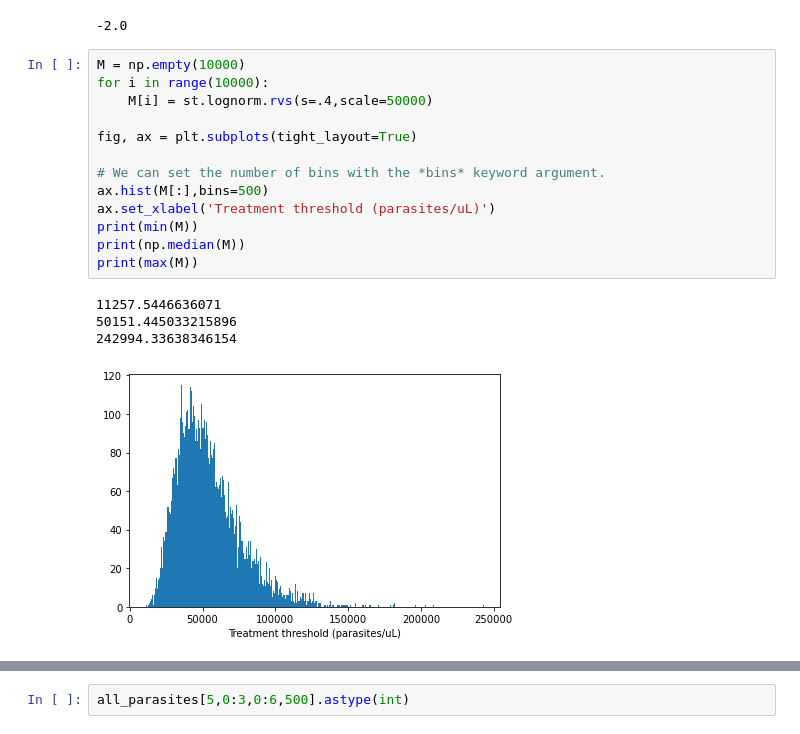
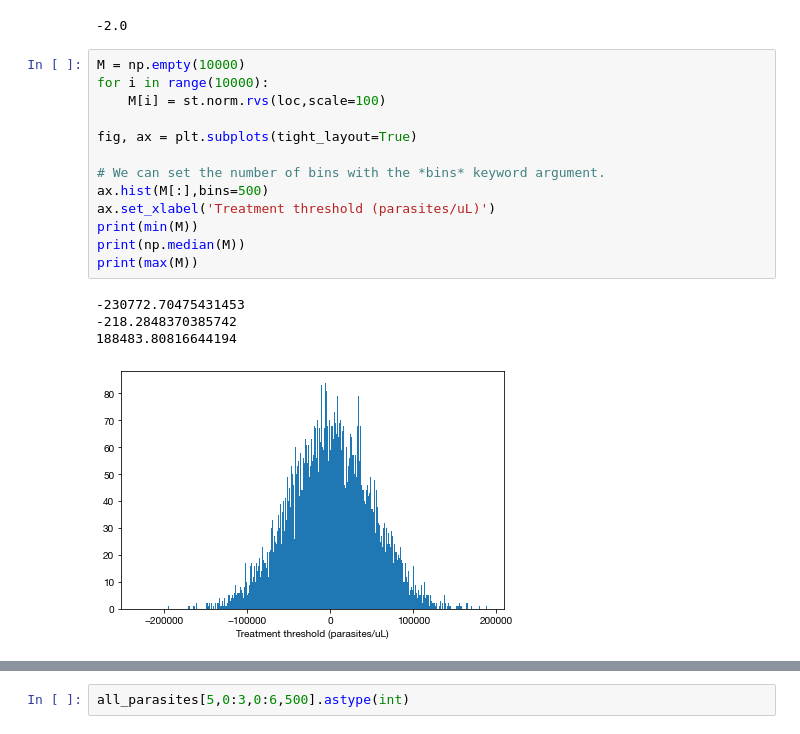
Before and after one commit to blab/pf-longitudinal, a Jupyter notebook: pf-tent/longitudinal-sims.ipynb, the cells around one changed output, grey strips where cells are left out. Drawn from its saved outputs; the diff is of its cells as text.

```diff
--- a/pf-tent/longitudinal-sims.ipynb
+++ b/pf-tent/longitudinal-sims.ipynb
@@ -848,18 +848,18 @@ np.log10(0.01)
 # %%
 M = np.empty(10000)
 for i in range(10000):
-    M[i] = st.lognorm.rvs(s=.4,scale=50000)
+    M[i] = st.norm.rvs(loc,scale=100)
 
 fig, ax = plt.subplots(tight_layout=True)
 
 # We can set the number of bins with the *bins* keyword argument.
 ax.hist(M[:],bins=500)
 ax.set_xlabel('Treatment threshold (parasites/uL)')
 print(min(M))
 print(np.median(M))
 print(max(M))
 # %% [output]
-11257.5446636071
-50151.445033215896
-242994.33638346154
+-230772.70475431453
+-218.2848370385742
+188483.80816644194
-[figure, old version]
+[figure, new version]
```
Also changed, not shown: parts of 13 cells of this notebook, 6 other files.
